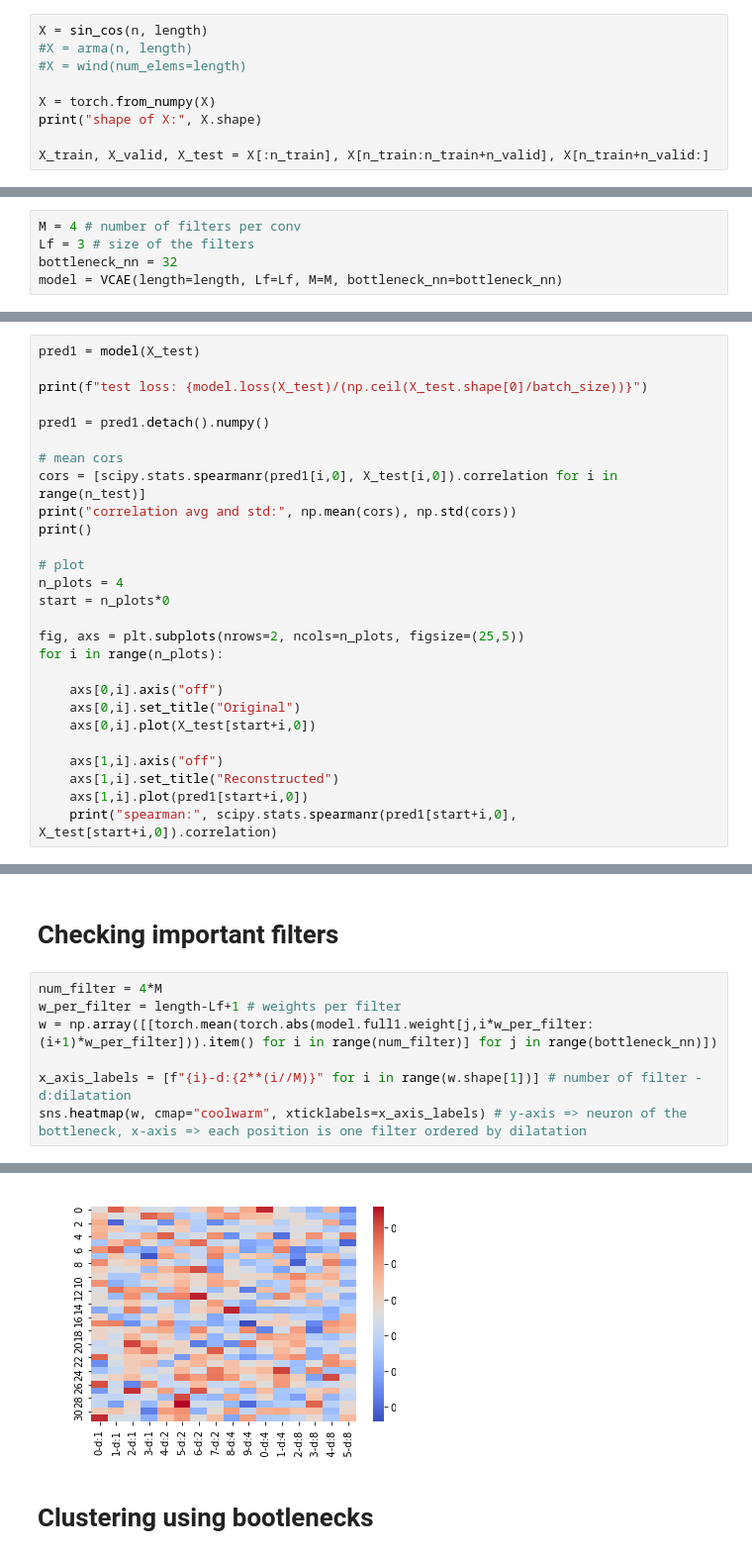
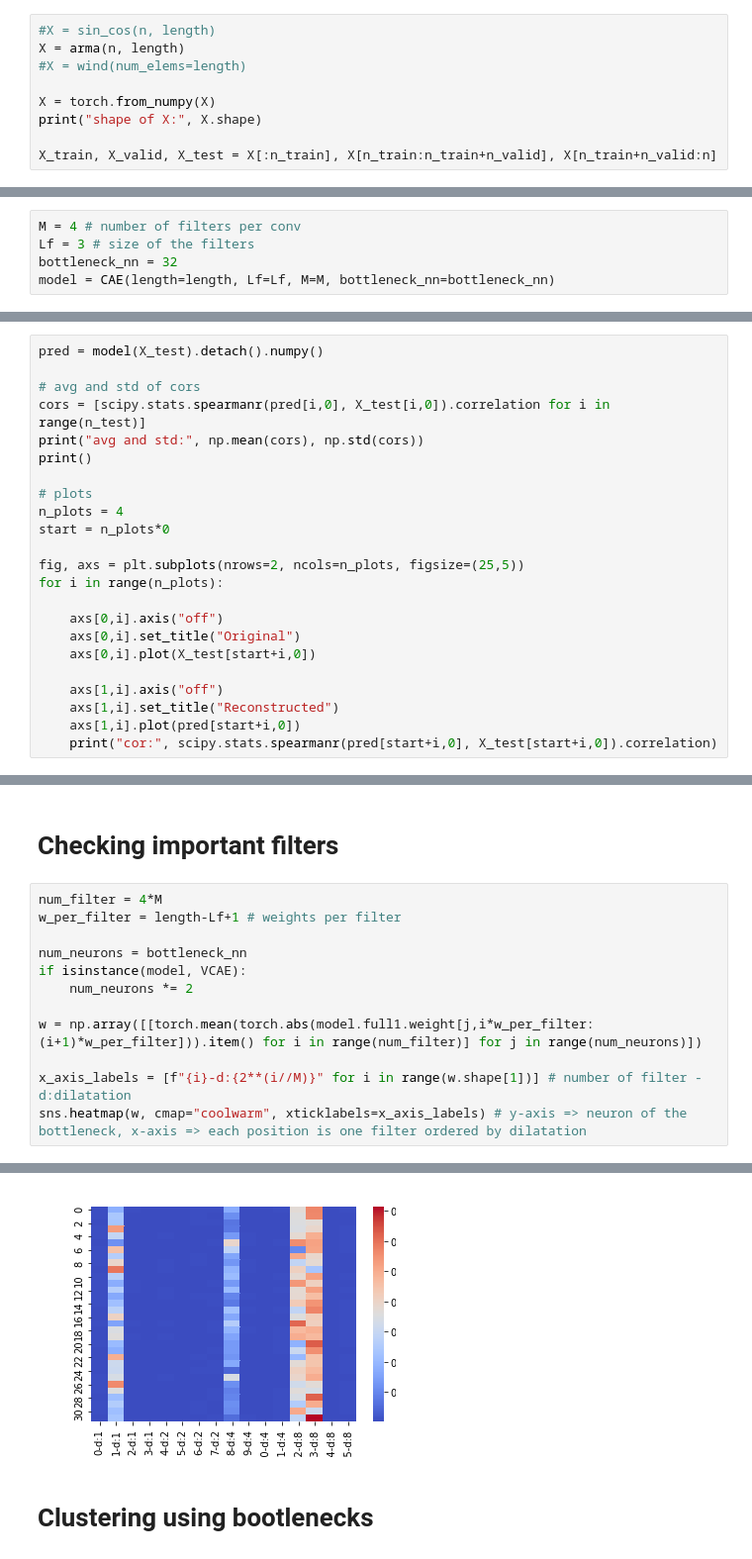
Before and after one commit to tonibofarull/TSAutoencoder, a Jupyter notebook: src/main.ipynb, the cells around one changed output, grey strips where cells are left out. Shown at 99% size. Saved outputs shown, nothing was run; the diff lists cells and outputs as text.

Commit message:
Match notebook with experiment ARMA(8,8)

```diff
--- a/src/main.ipynb
+++ b/src/main.ipynb
@@ -31,14 +35,14 @@ length = 64 # each observation is a vector of size (1,length)
 # %% [markdown]
 ## Generate documents
 # %%
-X = sin_cos(n, length)
-#X = arma(n, length)
+#X = sin_cos(n, length)
+X = arma(n, length)
 #X = wind(num_elems=length)
 
 X = torch.from_numpy(X)
 print("shape of X:", X.shape)
 
-X_train, X_valid, X_test = X[:n_train], X[n_train:n_train+n_valid], X[n_train+n_valid:]
+X_train, X_valid, X_test = X[:n_train], X[n_train:n_train+n_valid], X[n_train+n_valid:n]
 # %% [output]
 shape of X: torch.Size([300, 1, 64])
 # %% [markdown]
@@ -47,7 +51,7 @@ shape of X: torch.Size([300, 1, 64])
 M = 4 # number of filters per conv
 Lf = 3 # size of the filters
 bottleneck_nn = 32
-model = VCAE(length=length, Lf=Lf, M=M, bottleneck_nn=bottleneck_nn)
+model = CAE(length=length, Lf=Lf, M=M, bottleneck_nn=bottleneck_nn)
 # %% [markdown]
 ## Train
 # %%
@@ -89,18 +93,14 @@ plt.legend()
 # %% [markdown]
 ## Average and std correlation
 # %%
-pred1 = model(X_test)
+pred = model(X_test).detach().numpy()
 
-print(f"test loss: {model.loss(X_test)/(np.ceil(X_test.shape[0]/batch_size))}")
-
-pred1 = pred1.detach().numpy()
-
-# mean cors
-cors = [scipy.stats.spearmanr(pred1[i,0], X_test[i,0]).correlation for i in range(n_test)]
-print("correlation avg and std:", np.mean(cors), np.std(cors))
+# avg and std of cors
+cors = [scipy.stats.spearmanr(pred[i,0], X_test[i,0]).correlation for i in range(n_test)]
+print("avg and std:", np.mean(cors), np.std(cors))
 print()
 
-# plot
+# plots
 n_plots = 4
 start = n_plots*0
 
@@ -113,6 +113,6 @@ for i in range(n_plots):
 
     axs[1,i].axis("off")
     axs[1,i].set_title("Reconstructed")
-    axs[1,i].plot(pred1[start+i,0])
-    print("spearman:", scipy.stats.spearmanr(pred1[start+i,0], X_test[start+i,0]).correlation)
+    axs[1,i].plot(pred[start+i,0])
+    print("cor:", scipy.stats.spearmanr(pred[start+i,0], X_test[start+i,0]).correlation)
 # %% [output]
@@ -139,13 +138,18 @@ spearman: 0.9870421245421244
 # %%
 num_filter = 4*M
 w_per_filter = length-Lf+1 # weights per filter
-w = np.array([[torch.mean(torch.abs(model.full1.weight[j,i*w_per_filter:(i+1)*w_per_filter])).item() for i in range(num_filter)] for j in range(bottleneck_nn)])
+
+num_neurons = bottleneck_nn
+if isinstance(model, VCAE):
+    num_neurons *= 2
+
+w = np.array([[torch.mean(torch.abs(model.full1.weight[j,i*w_per_filter:(i+1)*w_per_filter])).item() for i in range(num_filter)] for j in range(num_neurons)])
 
 x_axis_labels = [f"{i}-d:{2**(i//M)}" for i in range(w.shape[1])] # number of filter - d:dilatation
 sns.heatmap(w, cmap="coolwarm", xticklabels=x_axis_labels) # y-axis => neuron of the bottleneck, x-axis => each position is one filter ordered by dilatation
 # %% [output]
 <AxesSubplot:>
-[figure, old version]
+[figure, new version]
 # %% [markdown]
 # Clustering using bootlenecks
 # %%
```
Also changed, not shown: parts of 9 cells of this notebook, 4 other files.
